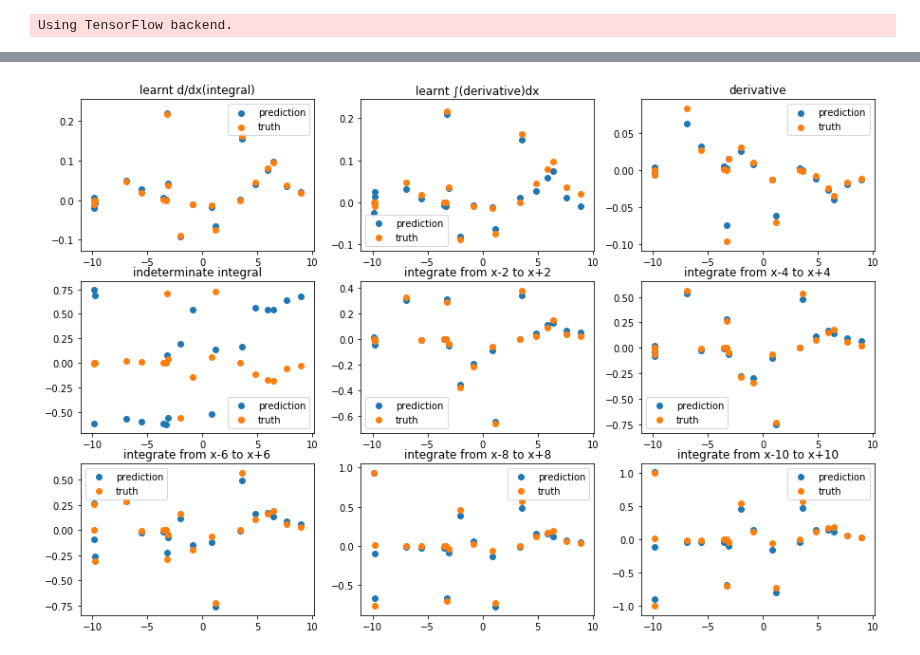
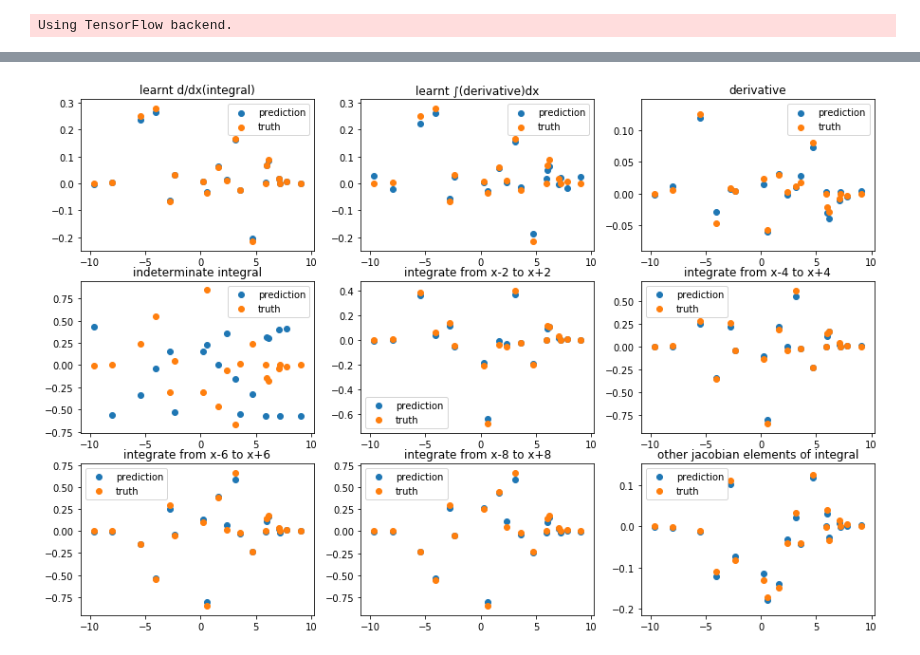
Before and after one commit to mammalwong/ml-study, a Jupyter notebook: integralnet-2.ipynb, the cells around one changed output, grey strips where cells are left out. Drawn from its saved outputs; the diff is of its cells as text; code cells hidden in the pictures.

```diff
--- a/integralnet-2.ipynb
+++ b/integralnet-2.ipynb
@@ -14,16 +14,21 @@ iFa = sympy.exp(-((a**2+b**2)**0.5/5)**4)
 iFb = -sympy.exp(-((a**2+b**2)**0.5/5)**2)
 Fa = iFa.diff(a)
 Fb = iFb.diff(b)
+Fab = iFa.diff(b)
+Fba = iFb.diff(a)
 dFa = Fa.diff(a)
 dFb = Fb.diff(b)
 lambda_iFa = sympy.lambdify((a,b), iFa)
 lambda_iFb = sympy.lambdify((a,b), iFb)
 lambda_Fa = sympy.lambdify((a,b), Fa)
 lambda_Fb = sympy.lambdify((a,b), Fb)
+lambda_Fab = sympy.lambdify((a,b), Fab)
+lambda_Fba = sympy.lambdify((a,b), Fba)
 lambda_dFa = sympy.lambdify((a,b), dFa)
 lambda_dFb = sympy.lambdify((a,b), dFb)
 display((iFa, Fa, dFa))
 display((iFb, Fb, dFb))
+display((Fab, Fba))
 # %% [output]
 [figure]
 [figure]
@@ -30,7 +36,13 @@ display((iFb, Fb, dFb))
 # %%
-lambda_F = lambda v: np.stack([lambda_Fa(v[:,0],v[:,1]), lambda_Fb(v[:,0],v[:,1])], axis=-1)
-lambda_iF = lambda v: np.stack([lambda_iFa(v[:,0],v[:,1]), lambda_iFb(v[:,0],v[:,1])], axis=-1)
-lambda_dF = lambda v: np.stack([lambda_dFa(v[:,0],v[:,1]), lambda_dFb(v[:,0],v[:,1])], axis=-1)
+def ks(l, *args): # ks stand for keep shape
+    r = l(*args)
+    if type(r) == int or type(r) == float or not r.shape:
+        r = np.repeat(r, args[0].shape)
+    return r
+lambda_F = lambda v: np.stack([ks(lambda_Fa,v[:,0],v[:,1]), ks(lambda_Fb,v[:,0],v[:,1])], axis=-1)
+lambda_jF = lambda v: np.stack([ks(lambda_Fab,v[:,0],v[:,1]), ks(lambda_Fba,v[:,0],v[:,1])], axis=-1)
+lambda_iF = lambda v: np.stack([ks(lambda_iFa,v[:,0],v[:,1]), ks(lambda_iFb,v[:,0],v[:,1])], axis=-1)
+lambda_dF = lambda v: np.stack([ks(lambda_dFa,v[:,0],v[:,1]), ks(lambda_dFb,v[:,0],v[:,1])], axis=-1)
 xtrain = (np.random.random((100000,2)) - 0.5) * 20
 xtest = (np.random.random((10,2)) - 0.5) * 20
 ytrain, ytest = lambda_F(xtrain), lambda_F(xtest)
@@ -65,10 +77,22 @@ def build_nn_pair():
         output_shape=(2,))([X_input, X])
     M_DIntegral = keras.Model(X_input, X)
     M_DIntegral.compile('nadam', 'mse', ['mae'])
-    return M_Integral, M_DIntegral
+    X = M_Integral(X_input)
+    def compute_other_jacobian_elements(x):
+        j = compute_jacobian(x)
+        return K.reshape(K.stack([
+            j[:,ix,1-ix]
+            for ix in range(2)
+        ], axis=1), (-1,2))
+    X = keras.layers.Lambda(
+        lambda x: compute_other_jacobian_elements(x) + K.sum(x[1])*0,
+        output_shape=(2,))([X_input, X])
+    M_JIntegral = keras.Model(X_input, X)
+    M_JIntegral.compile('nadam', 'mse', ['mae'])
+    return M_Integral, M_DIntegral, M_JIntegral
 # %%
-M_Integral, M_DIntegral = build_nn_pair()
-M_IDerivative, M_Derivative = build_nn_pair()
+M_Integral, M_DIntegral, M_JIntegral = build_nn_pair()
+M_IDerivative, M_Derivative, _ = build_nn_pair()
 X = X_input = keras.layers.Input((2,))
 X_DI = M_DIntegral(X_input)
 X_ID = M_IDerivative(X_input)
@@ -124,32 +148,37 @@ Epoch 15/20
 # %%
 plt.figure(figsize=(15,10))
 plt.subplot(3,3,1)
 plt.title('learnt d/dx(integral)')
 plt.scatter(xtest, M_DIntegral.predict(xtest), label='prediction')
 plt.scatter(xtest, ytest, label='truth')
 plt.legend()
 plt.subplot(3,3,2)
 plt.title('learnt ∫(derivative)dx')
 plt.scatter(xtest, M_IDerivative.predict(xtest), label='prediction')
 plt.scatter(xtest, ytest, label='truth')
 plt.legend()
 plt.subplot(3,3,3)
 plt.title('derivative')
 plt.scatter(xtest, M_Derivative.predict(xtest), label='prediction')
 plt.scatter(xtest, lambda_dF(xtest), label='truth')
 plt.legend()
 plt.subplot(3,3,4)
 plt.title('indeterminate integral')
 plt.scatter(xtest, M_Integral.predict(xtest), label='prediction')
 plt.scatter(xtest, lambda_iF(xtest), label='truth')
 plt.legend()
-for i in range(5):
+for i in range(4):
     D = (i+1)*2
     plt.subplot(3,3,i+5)
     plt.title(f'integrate from x-{D} to x+{D}')
     plt.scatter(xtest, M_Integral.predict(xtest + D) - M_Integral.predict(xtest), label='prediction')
     plt.scatter(xtest, lambda_iF(xtest + D) - lambda_iF(xtest), label='truth')
     plt.legend()
+plt.subplot(3,3,9)
+plt.title('other jacobian elements of integral')
+plt.scatter(xtest, M_JIntegral.predict(xtest), label='prediction')
+plt.scatter(xtest, lambda_jF(xtest), label='truth')
+plt.legend()
 plt.show()
 # %% [output]
-[figure, old version]
+[figure, new version]
```
Also changed, not shown: parts of 3 cells of this notebook.
